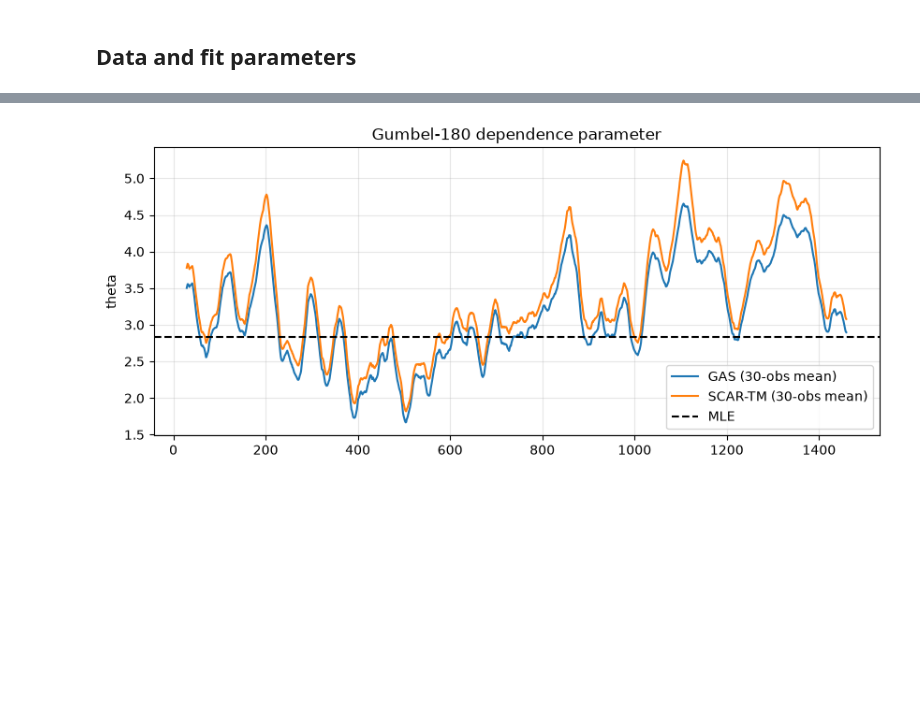
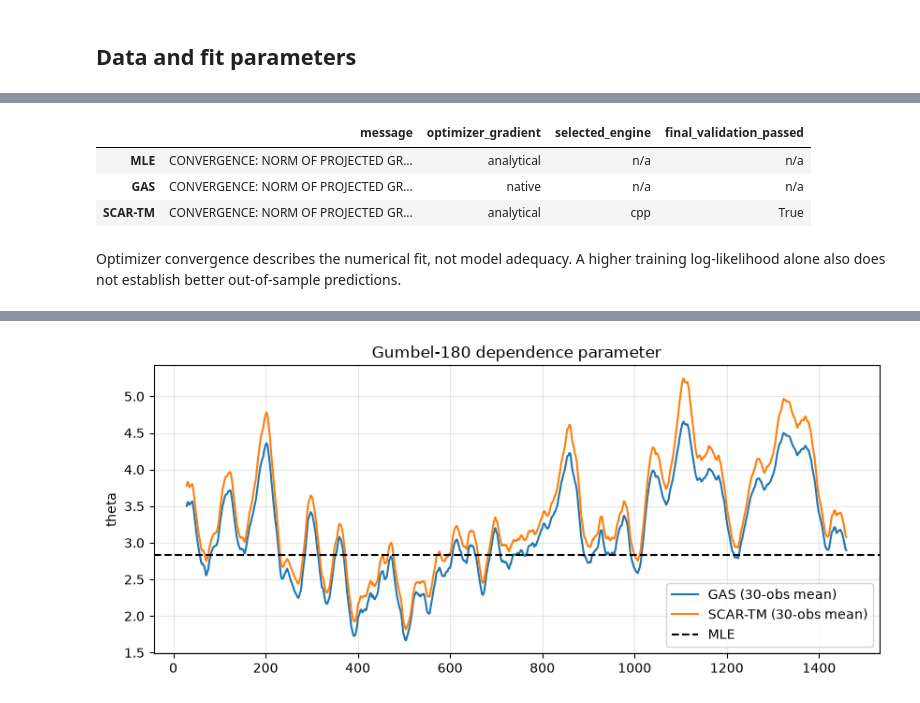
Before and after one commit to AANovokhatskiy/pyscarcopula, a Jupyter notebook: examples/02_bivariate.ipynb, the cells around one changed output, grey strips where cells are left out. Saved outputs shown, nothing was run; the diff lists cells and outputs as text; code cells hidden in the pictures; blank space fills up the shorter version.

```diff
--- a/examples/02_bivariate.ipynb
+++ b/examples/02_bivariate.ipynb
@@ -116,0 +75,23 @@ Name: value, dtype: str
+# %%
+scar_result = results["SCAR-TM"]
+
+pd.DataFrame({
+    name: {
+        "message": result.message,
+        "optimizer_gradient": result.diagnostics.get("optimizer_gradient", "n/a"),
+        "selected_engine": result.diagnostics.get("selected_engine", "n/a"),
+        "final_validation_passed": result.diagnostics.get(
+            "final_validation_passed", "n/a"
+        ),
+    }
+    for name, result in results.items()
+}).T
+# %% [output]
+|  | message | optimizer_gradient | selected_engine | final_validation_passed |
+| MLE | CONVERGENCE: NORM OF PROJECTED GR... | analytical | n/a | n/a |
+| GAS | CONVERGENCE: NORM OF PROJECTED GR... | native | n/a | n/a |
+| SCAR-TM | CONVERGENCE: NORM OF PROJECTED GR... | analytical | cpp | True |
+# %% [markdown]
+Optimizer convergence describes the numerical fit, not model adequacy.
+A higher training log-likelihood alone also does not establish better
+out-of-sample predictions.
```
Also changed, not shown: parts of 15 cells of this notebook, 6 other files.
